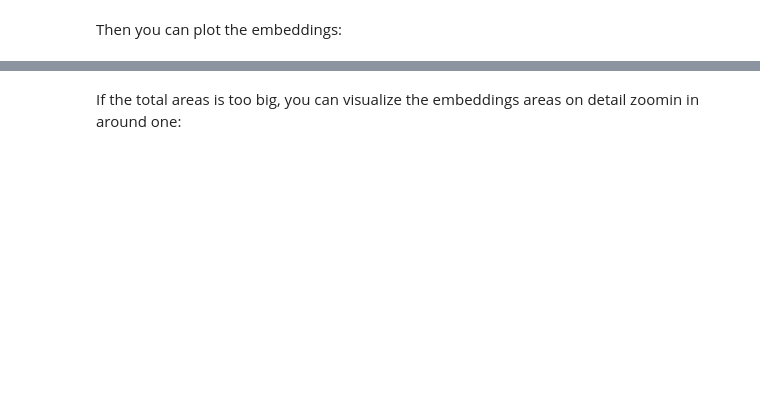
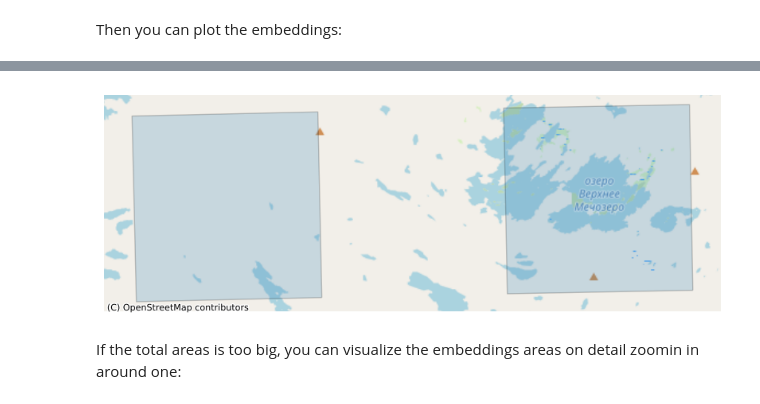
Before and after one commit to Clay-foundation/documentation, a Jupyter notebook: nbs/01_embeddings.ipynb, the cells around one changed output, grey strips where cells are left out. Saved outputs shown, nothing was run; the diff lists cells and outputs as text; code cells hidden in the pictures; blank space fills up the shorter version.

```diff
--- a/nbs/01_embeddings.ipynb
+++ b/nbs/01_embeddings.ipynb
@@ -217,7 +219,7 @@ class EmbeddingsHandler:
     def __init__(
         self,
         path: Path,  # Path to the file or folder with files
-        max_files: [None, int] = None,
+        max_files: int = None,
     ):  # Max number of files to load, randomly chosen
         self.path = Path(path)
         self.gdf = None
@@ -252,7 +254,8 @@ class EmbeddingsHandler:
         self.gdf = gdf
         print("Done!\n Total rows: ", len(self.gdf))
 
-    def read_geoparquet_file(self, file: Path):  # Path to the geoparquet file
+    def read_geoparquet_file(self,
+                             file: Path):  # Path to the geoparquet file
         """
         Reads a geoparquet file and returns a dataframe with the embeddings.
         """
@@ -289,7 +292,7 @@ class EmbeddingsHandler:
         self,
         figsize: [int, int] = (10, 10),  # Size of the plot
         alpha: float = 0.2,  # Transparency of the points
-        max_rows: [int, None] = 10000,  # Random max number of rows to plot
+        max_rows: int = 10000,  # Random max number of rows to plot
         bounds: List[int] = None, # Bounds of the plot [xmin, ymin, xmax, ymax]
         indices: List[int] = None # Indices of the rows to plot
     ):
@@ -371,7 +374,7 @@ class EmbeddingsHandler:
 
     def rgb_imgs(
         self,
-        row_indices: int | List[int],  # Indices of the rows to plot
+        row_indices: Union[int, List[int]],  # Indices of the rows to plot
         local_folder: Path = None,  # Local folder to save the image
         force_fetch: bool = False,
         skip_plot: bool = False # skip plotting, but save them to local_folder
@@ -502,3 +508,3 @@ For example, this is how to read 10 random files from a folder:
 # %%
-embeddings_path = Path("/home/brunosan/data/Clay/clay-vector-embeddings-v001")
+embeddings_path = Path("../fixtures/sample_embedding/01WCP_20170701_20210603_v001.gpq")
 embeddings = EmbeddingsHandler(embeddings_path, max_files=10)
@@ -511,5 +547,7 @@ embeddings.plot_locations()
 # %%
-embeddings.plot_locations(indices=[0,1,2,3,4,5], max_rows=2)
+embeddings.plot_locations(indices=[0,1,2,3], max_rows=2)
+# %% [output]
+[figure, added]
 # %% [markdown]
 If the total areas is too big, you can visualize the embeddings areas on detail zoomin in around one:
 # %%
```
Also changed, not shown: parts of 16 cells of this notebook, 6 other files.
